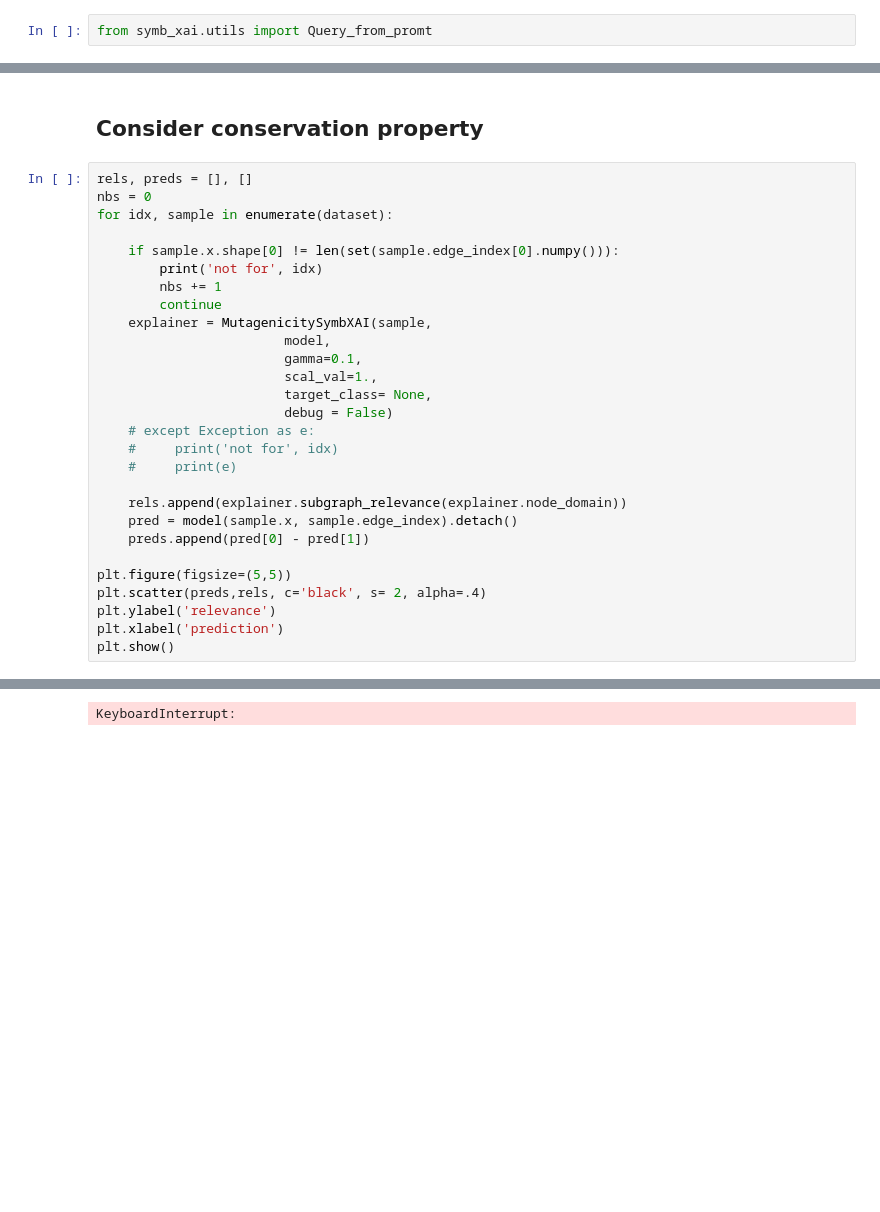
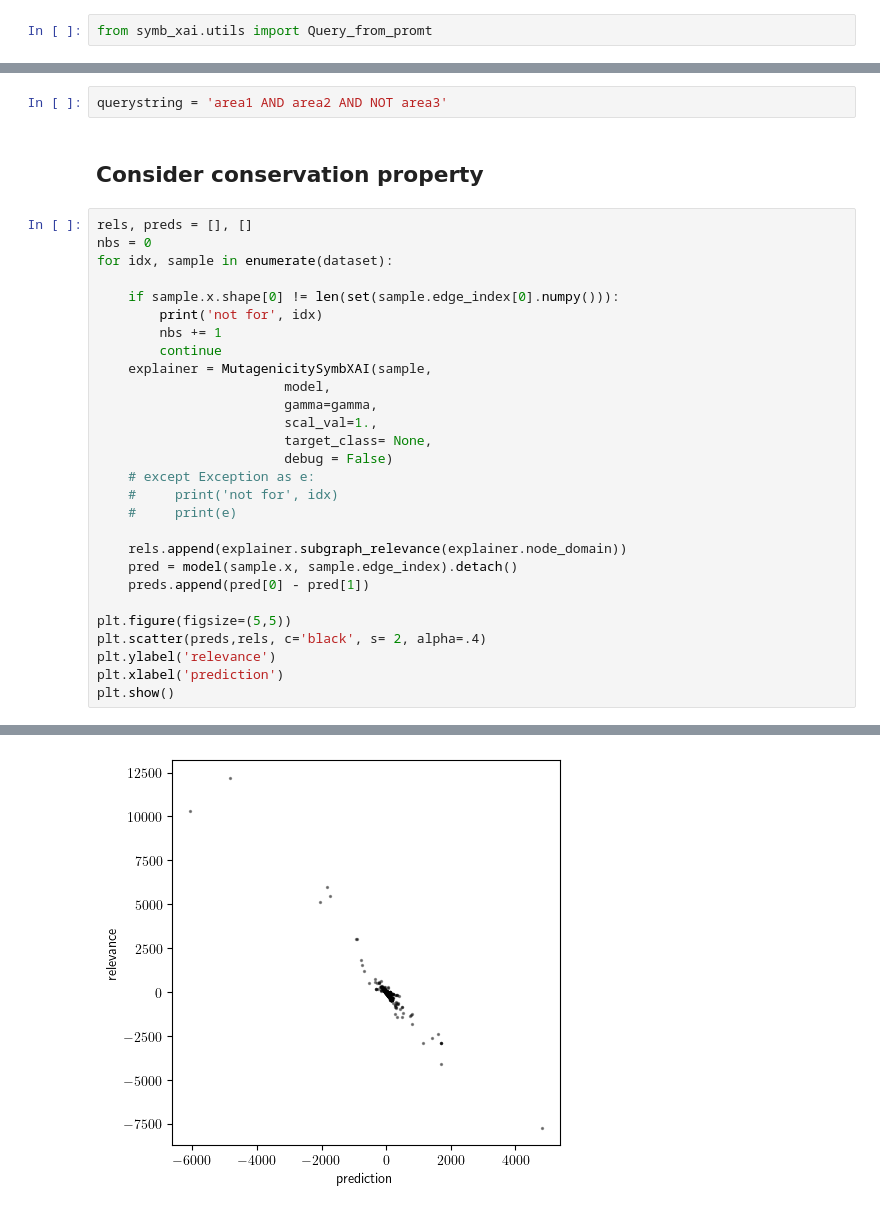
Before and after one commit to tschnake/Symbxai_retina, a Jupyter notebook: notebooks/mutag_explainations.ipynb, the cells around one changed output, grey strips where cells are left out. Saved outputs shown, nothing was run; the diff lists cells and outputs as text; blank space fills up the shorter version.

```diff
--- a/notebooks/mutag_explainations.ipynb
+++ b/notebooks/mutag_explainations.ipynb
@@ -384,3 +484,5 @@ we analyse 31 queries.
+# %%
+querystring = 'area1 AND area2 AND NOT area3'
 # %% [markdown]
 ## Consider conservation property
 # %%
@@ -394,7 +496,7 @@ for idx, sample in enumerate(dataset):
         continue
     explainer = MutagenicitySymbXAI(sample,
                         model,
-                        gamma=0.1,
+                        gamma=gamma,
                         scal_val=1.,
                         target_class= None,
                         debug = False)
@@ -432 +534 @@ not for 2210
-KeyboardInterrupt:
+[figure, added]
```
Also changed, not shown: parts of 12 cells of this notebook, 6 other files.
